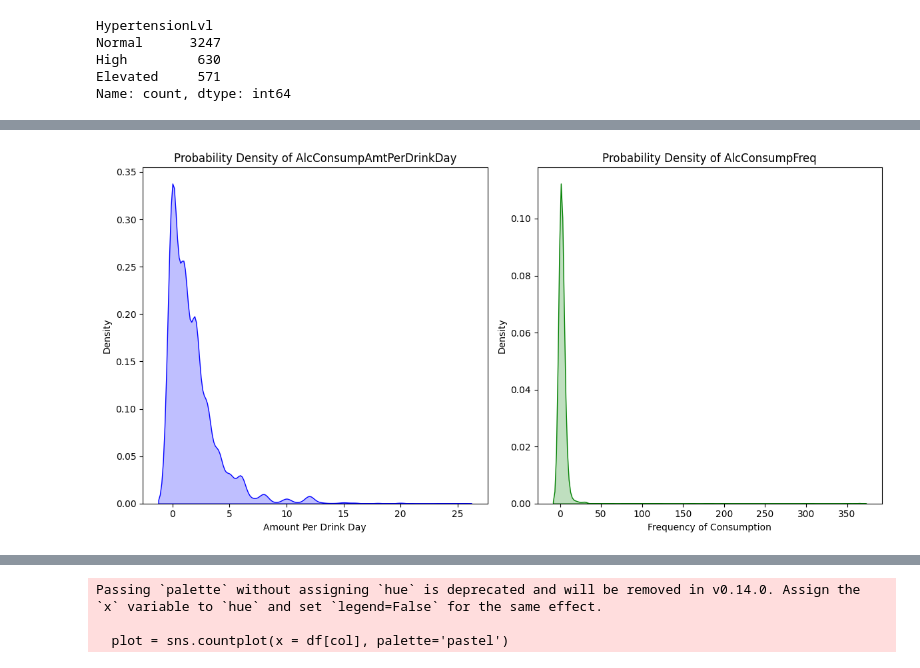
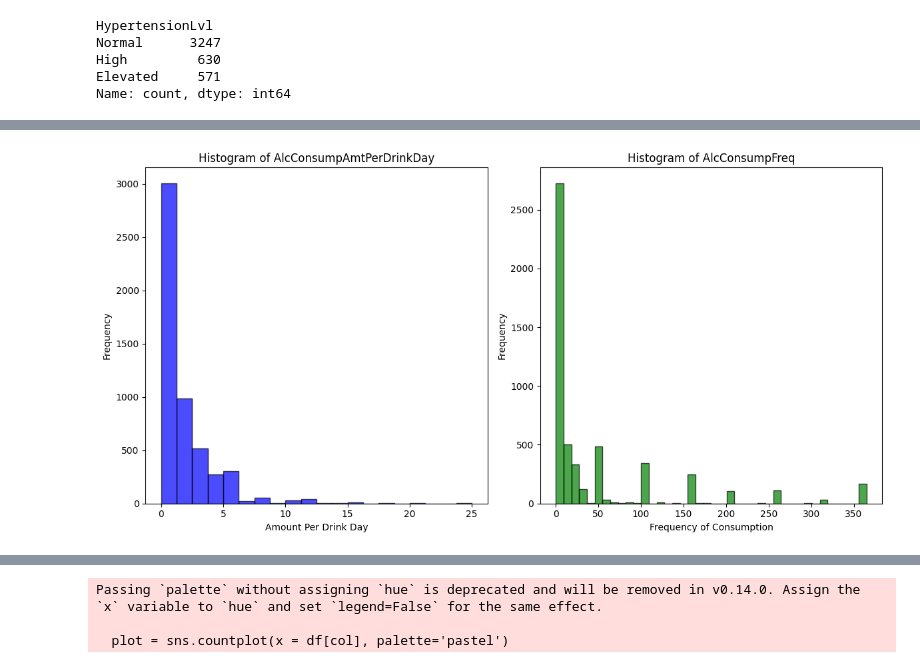
Before and after one commit to samcohen1/HypertensionML, a Jupyter notebook: new_predictor.ipynb, the cells around one changed output, grey strips where cells are left out. Saved outputs shown, nothing was run; the diff lists cells and outputs as text; code cells hidden in the pictures.

```diff
--- a/new_predictor.ipynb
+++ b/new_predictor.ipynb
@@ -95,6 +156,7 @@ new_column_names = {
     'DPQ020': 'FeelDepressed',
     'ALQ151': 'AlcConsumpMoreThan4/5MostDays',
     'ALQ120Q': 'AlcConsumpFreq',
+    'ALQ120U' : 'UnitAlc',
     'ALQ130': 'AlcConsumpAmtPerDrinkDay',
     'SMQ020': '100Cigs',
     'DBQ700': 'OvrDietHealth',
@@ -441,10 +503,12 @@ Name: count, dtype: int64
 # Define the transformation function
 def calculate_lifetime_cigarettes(row):
     if row['Smoker'] == 3:
-        if pd.isnull(row['WhenSmokedCigs/Day']):
+        if pd.isnull(row['WhenSmokedCigs/Day']) | (row['WhenSmokedCigs/Day'] > 100):
             return 0
         return row['yearsSmoked'] * row['WhenSmokedCigs/Day'] * 365
     elif row['Smoker'] in [1, 2]:
+        if pd.isnull(row['AvgCigs/DayInLast30']) | (row['AvgCigs/DayInLast30'] > 100):
+            return 0
         return row['yearsSmoked'] * row['AvgCigs/DayInLast30'] * row['DaysSmokedInLast30'] /30 * 365
     else:
         return np.nan
@@ -485,8 +549,8 @@ Elevated    420
 Name: count, dtype: int64
 # %%
 # Bin the lifetimeCigarettes values
-bins = [0, 100, 200, 500, 1000, 5000, 10000, 20000, 35000, 60000, 100000, 200000, 300000]
-labels = ['0-100', '100-200', '200-500', '500-1000', '1000-5000', '5000-10000', '10000-20000', '20000-35000', '35000-60000', '60000-100000', '100000-200000', '200000-300000']
+bins = [0, 100, 200, 500, 1000, 5000, 10000, 20000, 35000, 60000, 100000, 200000, 300000, 1000000000000]
+labels = ['0-100', '100-200', '200-500', '500-1000', '1000-5000', '5000-10000', '10000-20000', '20000-35000', '35000-60000', '60000-100000', '100000-200000', '200000-300000', '300000+']
 df['lifetimeCigarettesBinned'] = pd.cut(df['lifetimeCigarettes'], bins=bins, labels=labels, right=False)
 
 # Calculate the percentage of hypertension levels for each bin of lifetimeCigarettes
@@ -505,0 +592,13 @@ plt.show()
+# %%
+def transform_alc_consump_freq(row):
+    if row['UnitAlc'] == 1:
+        return (row['AlcConsumpFreq'] * 52)
+    elif row['UnitAlc'] == 2:
+        return (row['AlcConsumpFreq'] * 12)
+    else:
+        if (row['AlcConsumpFreq'] > 365):
+            return np.nan
+        return row['AlcConsumpFreq']
+
+
+df['AlcConsumpFreq'] = df.apply(transform_alc_consump_freq, axis=1)
@@ -506,26 +625,25 @@ plt.show()
 # %%
-# Filter the DataFrame
-filtered_df = df[(df['AlcConsumpAmtPerDrinkDay'] < 77) & (df['AlcConsumpFreq'] < 777)]
-# Set up the matplotlib figure
+filtered_df = df[df['AlcConsumpAmtPerDrinkDay'] < 77]
+
 # Set up the matplotlib figure
 plt.figure(figsize=(12, 6))
 
-# KDE plot for AlcConsumpAmtPerDrinkDay
+# Histogram for AlcConsumpAmtPerDrinkDay
 plt.subplot(1, 2, 1)  # 1 row, 2 columns, 1st subplot
-sns.kdeplot(filtered_df['AlcConsumpAmtPerDrinkDay'], color='blue', fill=True)
-plt.title('Probability Density of AlcConsumpAmtPerDrinkDay')
+plt.hist(filtered_df['AlcConsumpAmtPerDrinkDay'], bins=20, color='blue', edgecolor='black', alpha=0.7)
+plt.title('Histogram of AlcConsumpAmtPerDrinkDay')
 plt.xlabel('Amount Per Drink Day')
-plt.ylabel('Density')
+plt.ylabel('Frequency')
 
-# KDE plot for AlcConsumpFreq
+# Histogram for AlcConsumpFreq
 plt.subplot(1, 2, 2)  # 1 row, 2 columns, 2nd subplot
-sns.kdeplot(filtered_df['AlcConsumpFreq'], color='green', fill=True)
-plt.title('Probability Density of AlcConsumpFreq')
+plt.hist(filtered_df['AlcConsumpFreq'], bins=40, color='green', edgecolor='black', alpha=0.7)
+plt.title('Histogram of AlcConsumpFreq')
 plt.xlabel('Frequency of Consumption')
-plt.ylabel('Density')
+plt.ylabel('Frequency')
 
 # Show the plot
 plt.tight_layout()
 plt.show()
 # %% [output]
-[figure, old version]
+[figure, new version]
```
Also changed, not shown: parts of 17 cells of this notebook.
